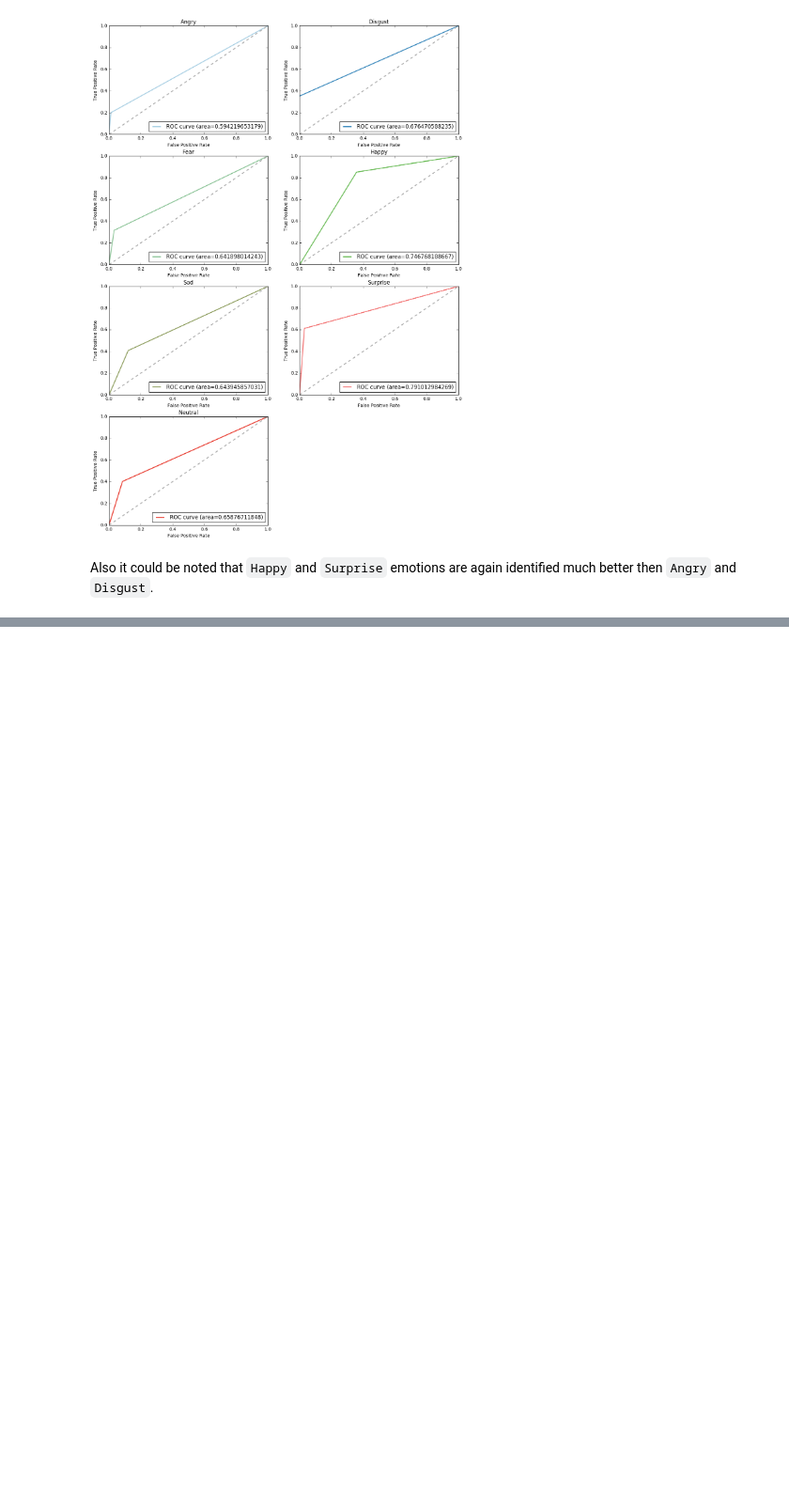
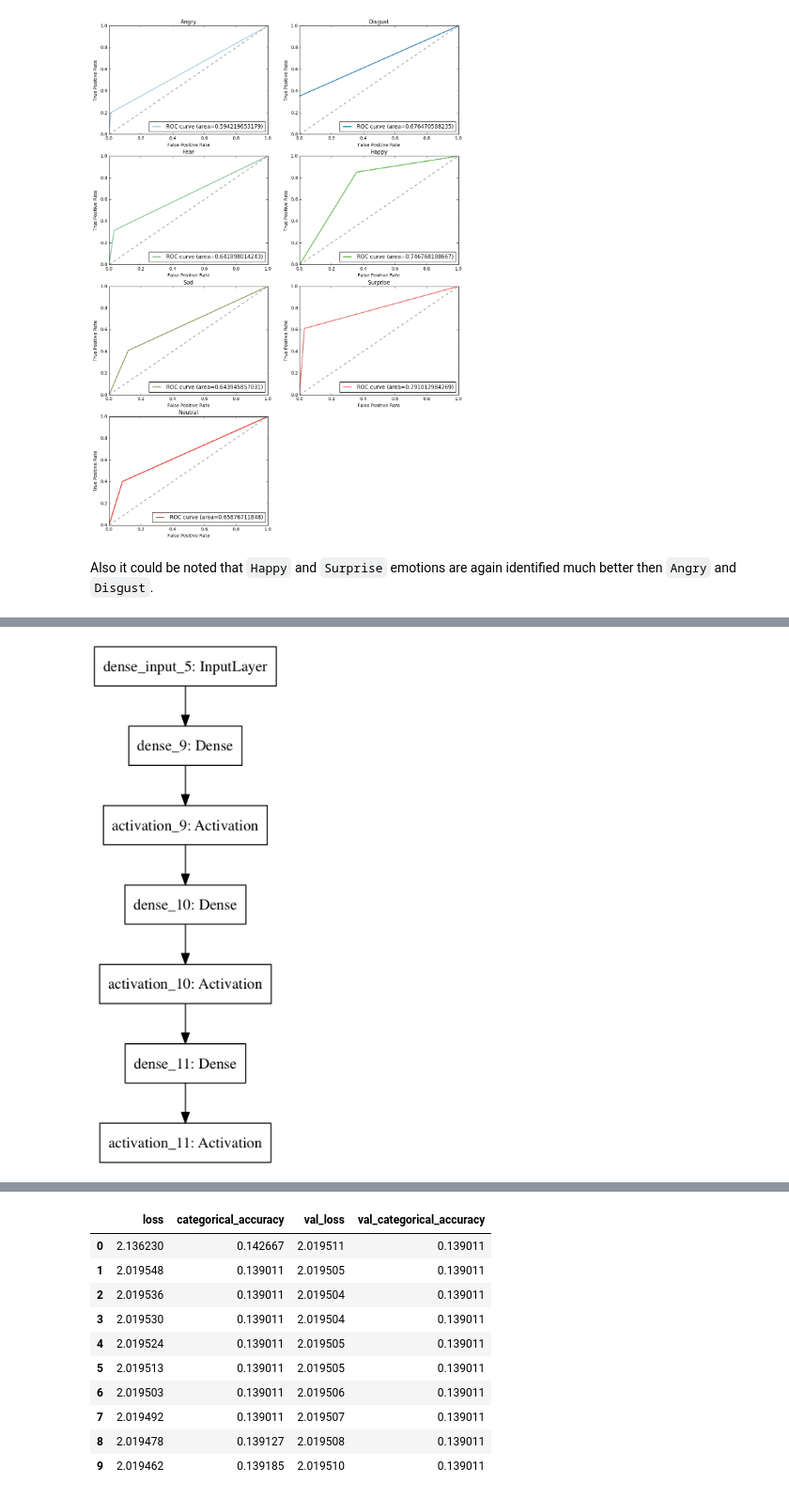
Before and after one commit to devforfu/emotions, a Jupyter notebook: emotions.ipynb, the cells around one changed output, grey strips where cells are left out. Shown at 94% size. Saved outputs shown, nothing was run; the diff lists cells and outputs as text; code cells hidden in the pictures; blank space fills up the shorter version.

```diff
--- a/emotions.ipynb
+++ b/emotions.ipynb
@@ -664,0 +831,6 @@ from keras.preprocessing.image import ImageDataGenerator
+# %%
+model, scoring = score_network(
+    X_train_small, y_train_small, 'simple',
+    nb_epoch=10, batch_size=500,
+    callbacks=[], verbose=0, **compile_params)
+# %% [output]
@@ -664,0 +838 @@ from keras.preprocessing.image import ImageDataGenerator
+[figure, added]
@@ -664,0 +845,11 @@ from keras.preprocessing.image import ImageDataGenerator
+|  | loss | categorical_accuracy | val_loss | val_categorical_accuracy |
+| 0 | 2.136230 | 0.142667 | 2.019511 | 0.139011 |
+| 1 | 2.019548 | 0.139011 | 2.019505 | 0.139011 |
+| 2 | 2.019536 | 0.139011 | 2.019504 | 0.139011 |
+| 3 | 2.019530 | 0.139011 | 2.019504 | 0.139011 |
+| 4 | 2.019524 | 0.139011 | 2.019505 | 0.139011 |
+| 5 | 2.019513 | 0.139011 | 2.019505 | 0.139011 |
+| 6 | 2.019503 | 0.139011 | 2.019506 | 0.139011 |
+| 7 | 2.019492 | 0.139011 | 2.019507 | 0.139011 |
+| 8 | 2.019478 | 0.139127 | 2.019508 | 0.139011 |
+| 9 | 2.019462 | 0.139185 | 2.019510 | 0.139011 |
```
Also changed, not shown: parts of 40 cells of this notebook, 8 other files.
